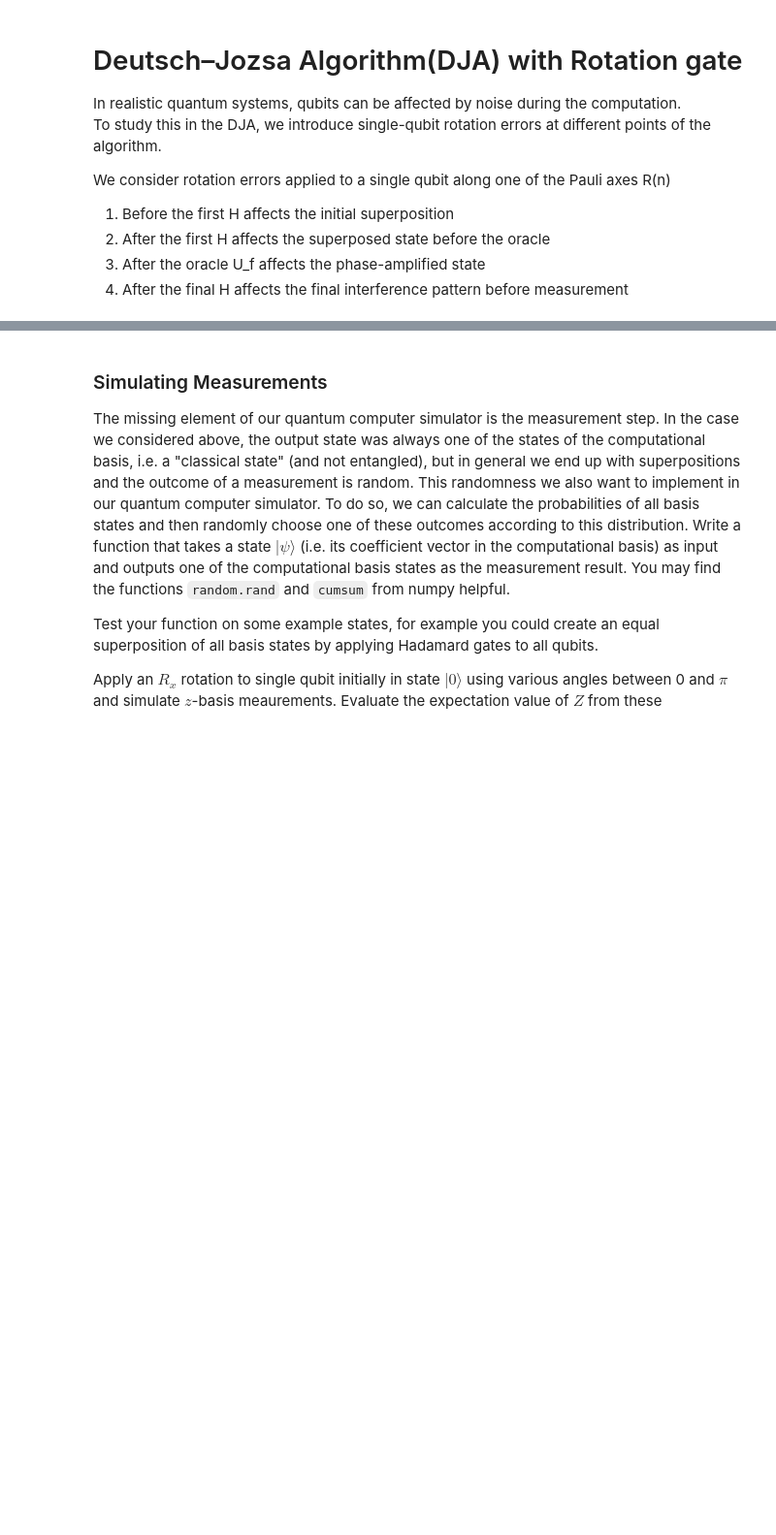
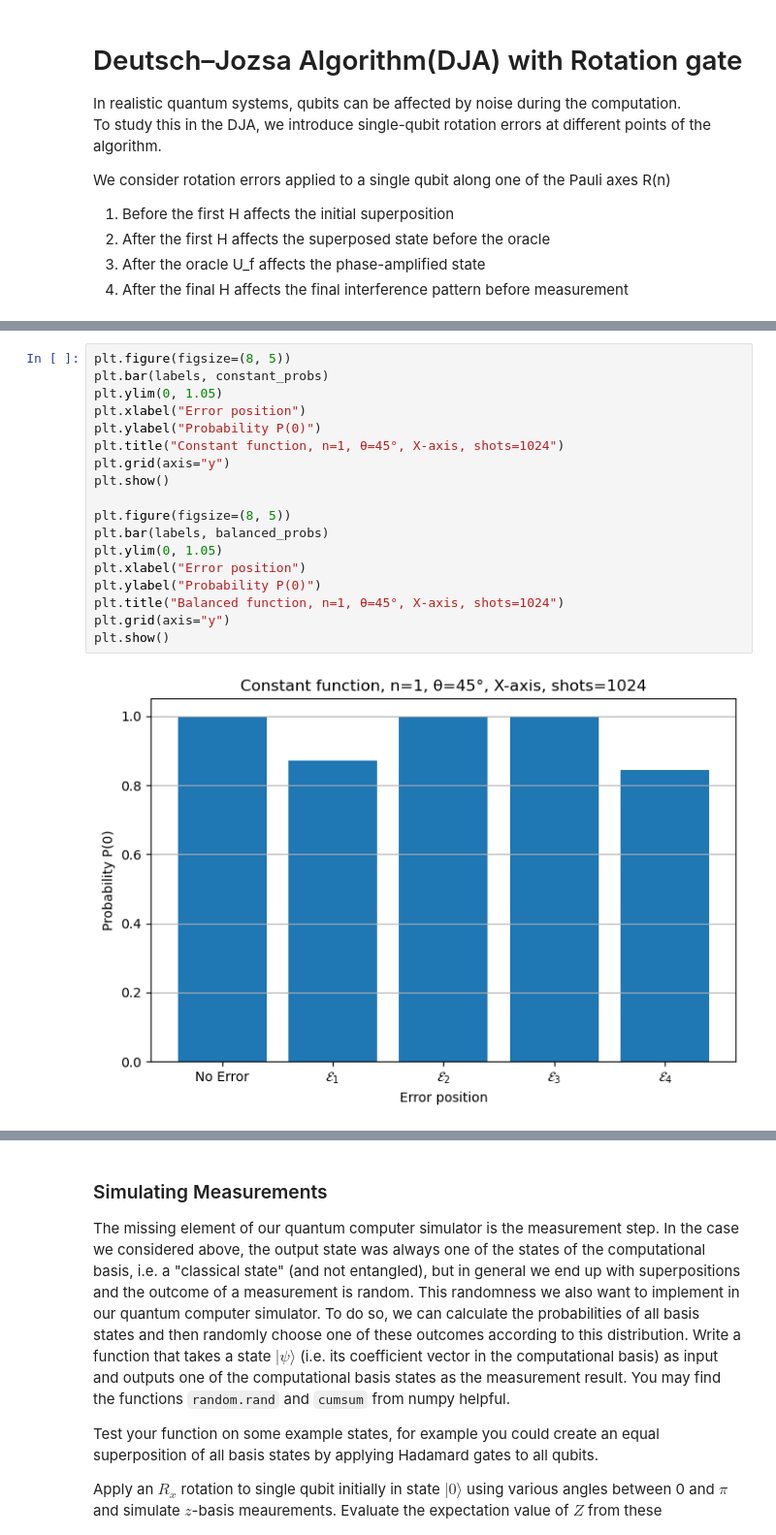
Before and after one commit to Abiyzelalem27/DeutschJozsaNoise, a Jupyter notebook: DeutschJozsaNoiseAnalysis.ipynb, the cells around one changed output, grey strips where cells are left out. Shown at 97% size. Drawn from its saved outputs; the diff is of its cells as text; blank space fills up the shorter version.

```diff
--- a/DeutschJozsaNoiseAnalysis.ipynb
+++ b/DeutschJozsaNoiseAnalysis.ipynb
@@ -21,0 +91,20 @@ import quantum_algorithms as qa # customers package
+# %%
+plt.figure(figsize=(8, 5))
+plt.bar(labels, constant_probs)
+plt.ylim(0, 1.05)
+plt.xlabel("Error position")
+plt.ylabel("Probability P(0)")
+plt.title("Constant function, n=1, θ=45°, X-axis, shots=1024")
+plt.grid(axis="y")
+plt.show()
+
+plt.figure(figsize=(8, 5))
+plt.bar(labels, balanced_probs)
+plt.ylim(0, 1.05)
+plt.xlabel("Error position")
+plt.ylabel("Probability P(0)")
+plt.title("Balanced function, n=1, θ=45°, X-axis, shots=1024")
+plt.grid(axis="y")
+plt.show()
+# %% [output]
+[figure, added]
```
Also changed, not shown: parts of 19 cells of this notebook, 24 other files.
